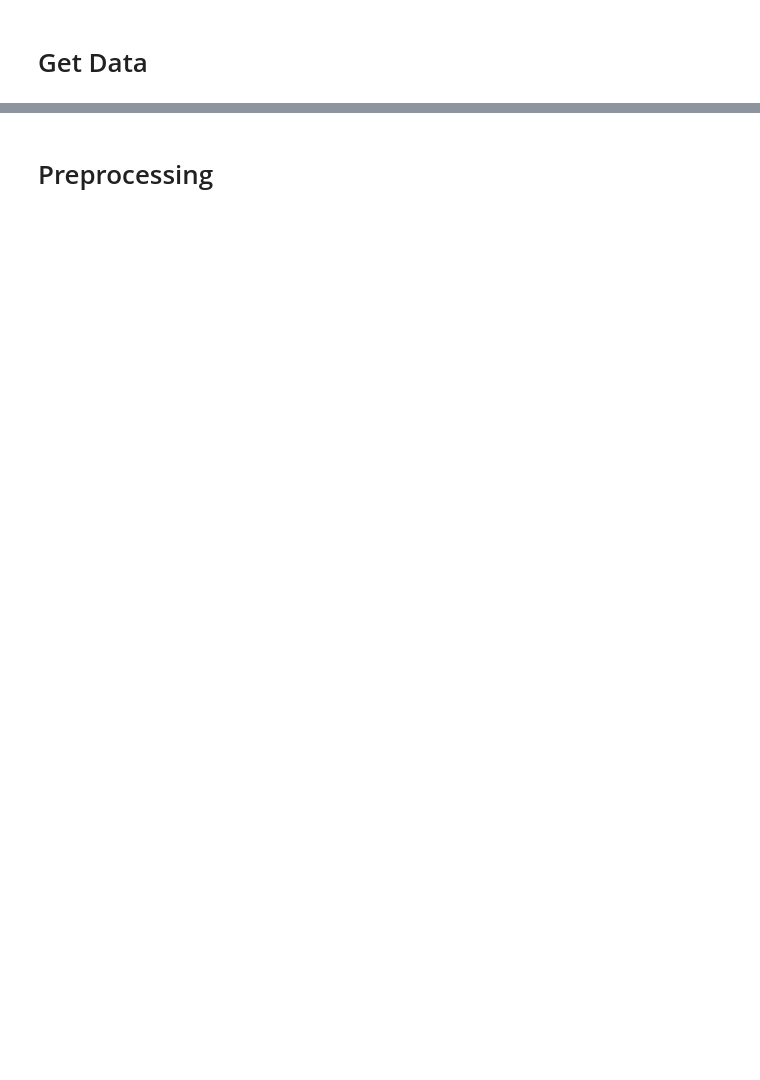
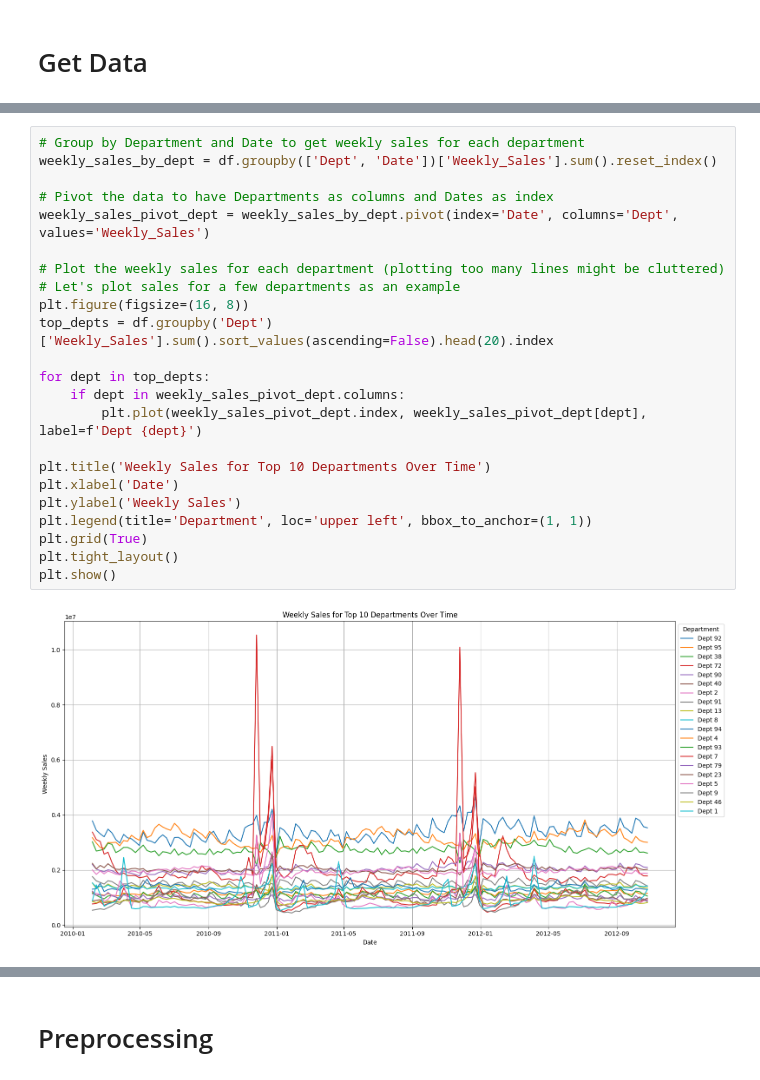
Before and after one commit to Cimbir/Store-Sales-Forecasting, a Jupyter notebook: model_n_beats.ipynb, the cells around one changed output, grey strips where cells are left out. Saved outputs shown, nothing was run; the diff lists cells and outputs as text; blank space fills up the shorter version.

```diff
--- a/model_n_beats.ipynb
+++ b/model_n_beats.ipynb
@@ -114,0 +156,25 @@ Unique departments: 81
+# %%
+# Group by Department and Date to get weekly sales for each department
+weekly_sales_by_dept = df.groupby(['Dept', 'Date'])['Weekly_Sales'].sum().reset_index()
+
+# Pivot the data to have Departments as columns and Dates as index
+weekly_sales_pivot_dept = weekly_sales_by_dept.pivot(index='Date', columns='Dept', values='Weekly_Sales')
+
+# Plot the weekly sales for each department (plotting too many lines might be cluttered)
+# Let's plot sales for a few departments as an example
+plt.figure(figsize=(16, 8))
+top_depts = df.groupby('Dept')['Weekly_Sales'].sum().sort_values(ascending=False).head(20).index
+
+for dept in top_depts:
+    if dept in weekly_sales_pivot_dept.columns:
+        plt.plot(weekly_sales_pivot_dept.index, weekly_sales_pivot_dept[dept], label=f'Dept {dept}')
+
+plt.title('Weekly Sales for Top 10 Departments Over Time')
+plt.xlabel('Date')
+plt.ylabel('Weekly Sales')
+plt.legend(title='Department', loc='upper left', bbox_to_anchor=(1, 1))
+plt.grid(True)
+plt.tight_layout()
+plt.show()
+# %% [output]
+[figure, added]
```
Also changed, not shown: parts of 67 cells of this notebook.
